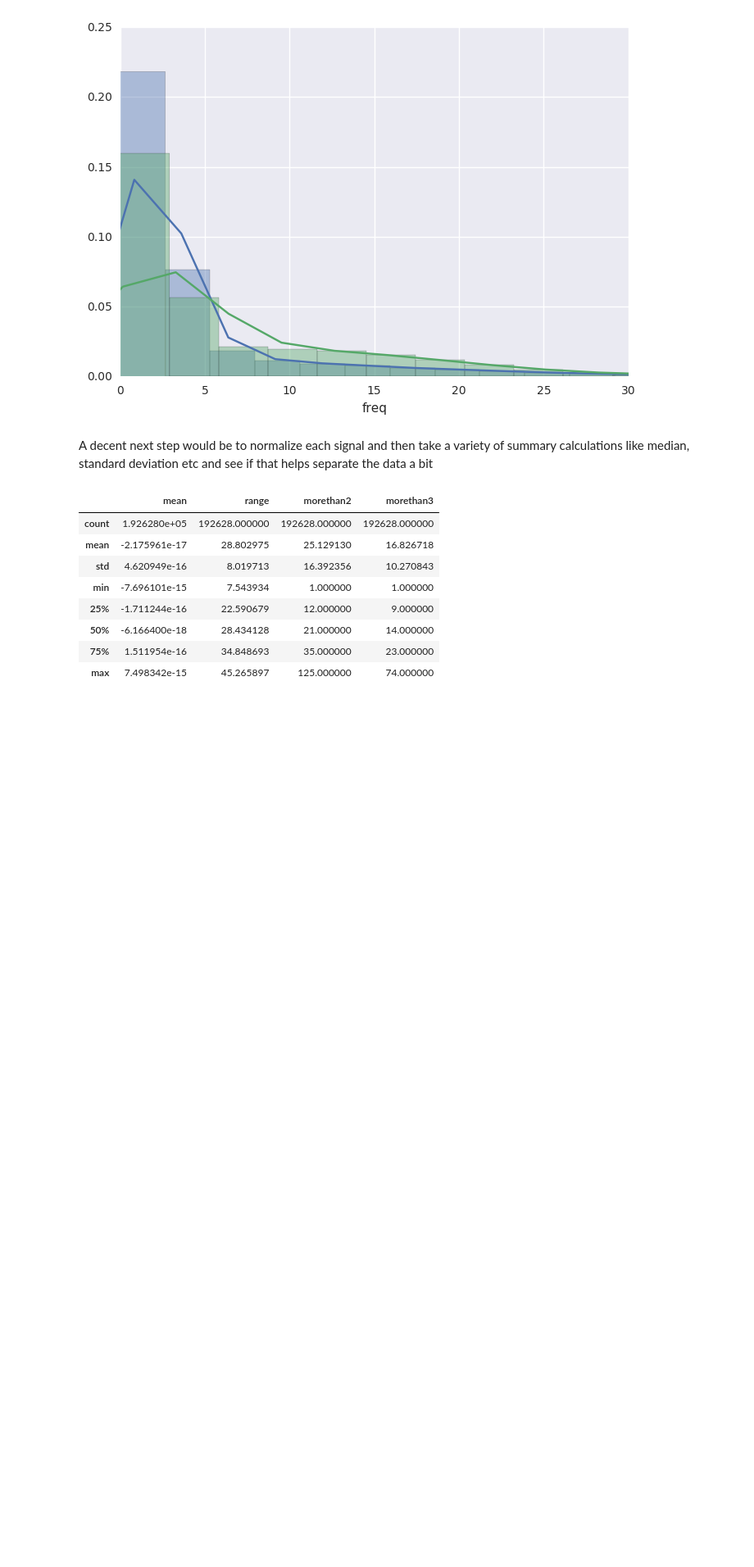
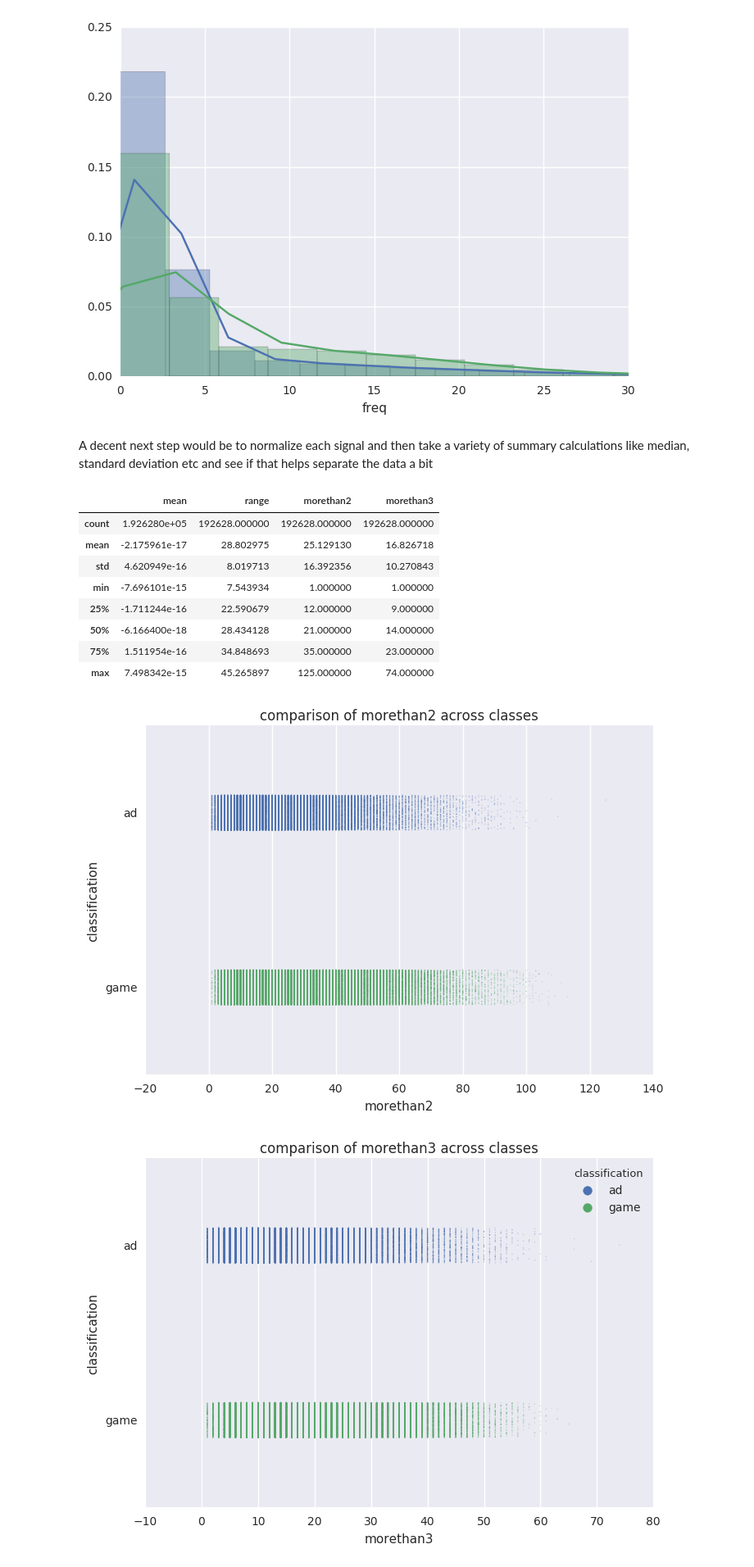
Before and after one commit to brycemcd/muteButton, a Jupyter notebook: extra/modelAnalysis/2016-10-16-BAM-vector-means-comparison.ipynb, the cells around one changed output. Shown at 82% size. Drawn from its saved outputs; the diff is of its cells as text; code cells hidden in the pictures; blank space fills up the shorter version.

```diff
--- a/extra/modelAnalysis/2016-10-16-BAM-vector-means-comparison.ipynb
+++ b/extra/modelAnalysis/2016-10-16-BAM-vector-means-comparison.ipynb
@@ -76,6 +76,16 @@ all_points.describe()
 | max | 7.498342e-15 | 45.265897 | 125.000000 | 74.000000 |
 # %%
 sns.stripplot(data=all_points, x="morethan2", y="classification", jitter=True, size=1, alpha=0.3)
+plt.title("comparison of morethan2 across classes")
+plt.show()
+
+sns.stripplot(data=all_points, x="morethan3", y="classification", hue="classification", jitter=True, size=1, alpha=0.3)
+plt.title("comparison of morethan3 across classes")
+plt.show()
+
+sns.stripplot(data=all_points, x="range", y="classification", jitter=True, size=1, alpha=0.3)
 plt.title("comparison of range across classes")
-#plt.xlim([-7.696101e-15, 7.498342e-15])
 plt.show()
+# %% [output]
+[figure, added]
+[figure, added]
```
Also changed, not shown: parts of 1 cell of this notebook, 1 other file.
